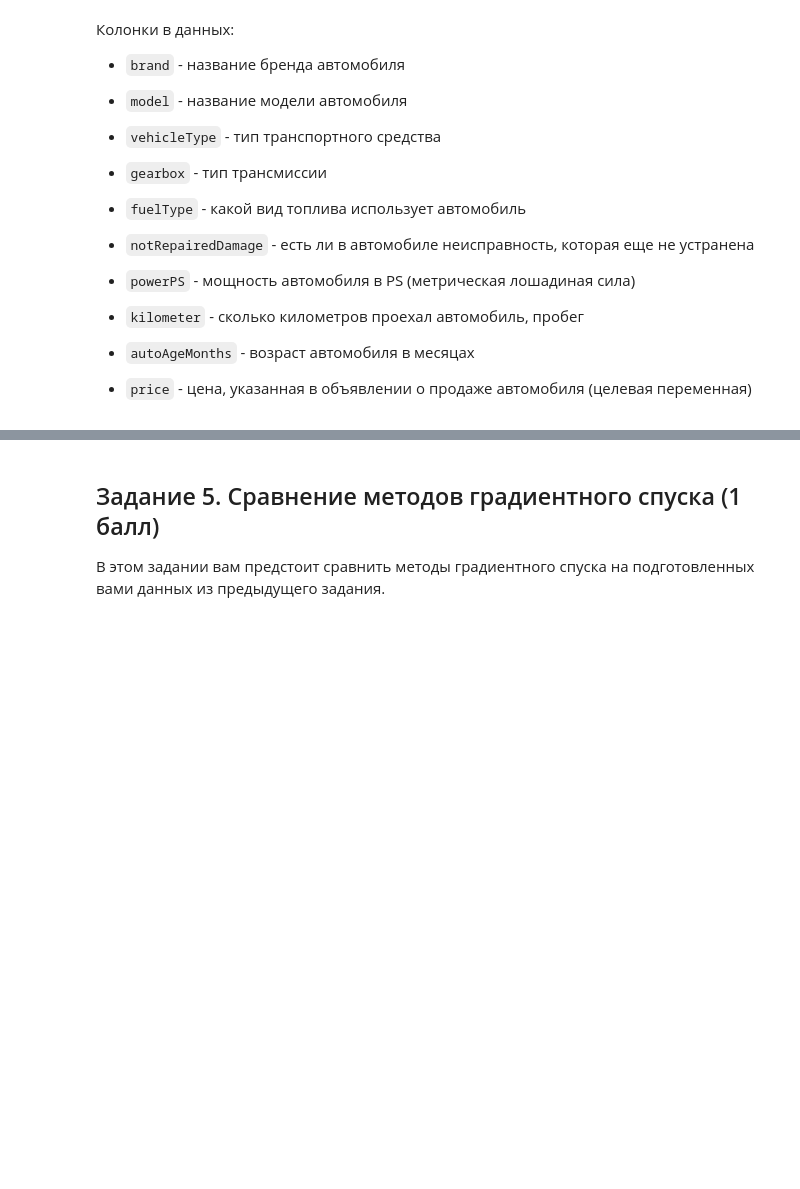
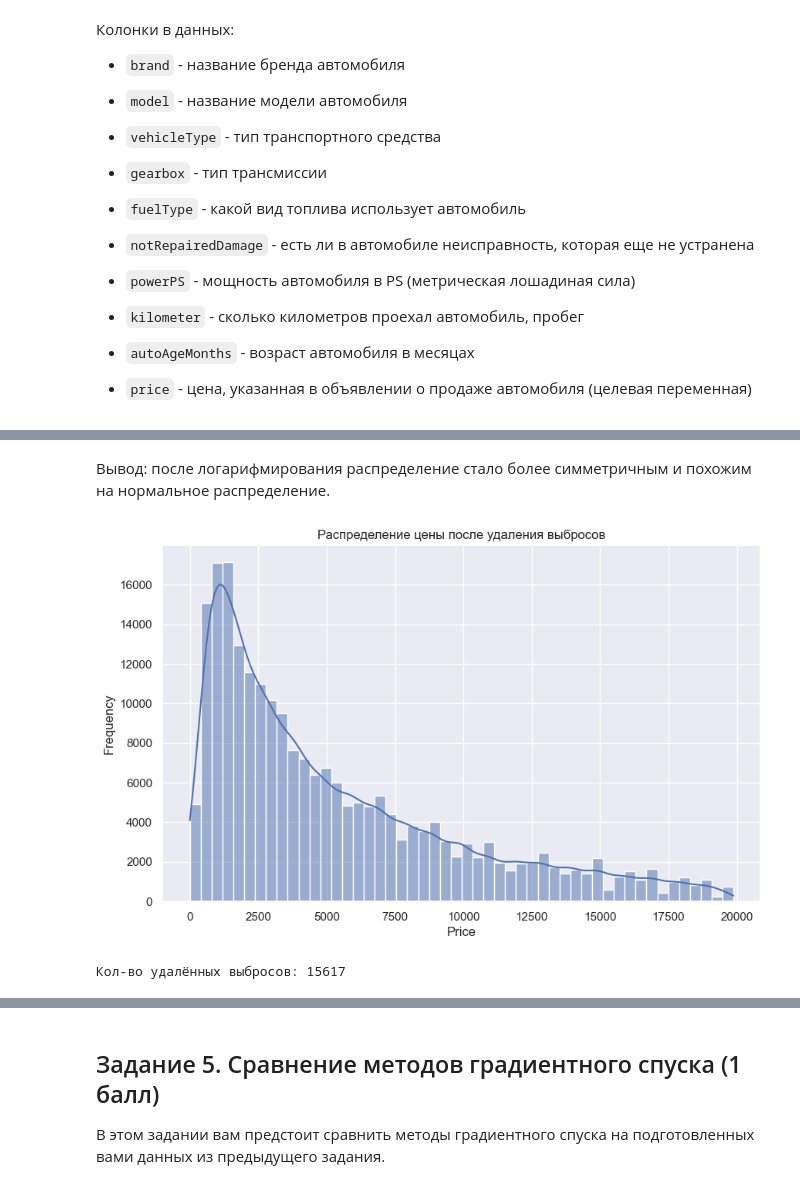
Before and after one commit to Aleshka5/LinReg_homework, a Jupyter notebook: ML MAI & SBER. GD. LAB 4.ipynb, the cells around one changed output, grey strips where cells are left out. Cells and saved outputs as stored; diff of their text form; code cells hidden in the pictures; blank space fills up the shorter version.

```diff
--- a/ML MAI & SBER. GD. LAB 4.ipynb
+++ b/ML MAI & SBER. GD. LAB 4.ipynb
@@ -358,0 +388,30 @@ other = []
+# %% [markdown]
+Вывод: после логарифмирования распределение стало более симметричным и похожим на нормальное распределение.
+# %%
+# 2. Удаление выбросов
+# Вычисление межквартильного размаха (IQR)
+Q1 = df_log['price'].quantile(0.25)
+Q3 = df_log['price'].quantile(0.75)
+IQR = Q3 - Q1
+
+# Границы для выбросов
+lower_bound = Q1 - 1.5 * IQR
+upper_bound = Q3 + 1.5 * IQR
+
+# Фильтрация выбросов
+df_filtered = df_log[(df_log['price'] >= lower_bound) & (df_log['price'] <= upper_bound)]
+
+# Визуализация после удаления выбросов
+plt.figure(figsize=(10, 6))
+sns.histplot(df_filtered['price'], bins=50, kde=True)
+plt.title('Распределение цены после удаления выбросов')
+plt.xlabel('Price')
+plt.ylabel('Frequency')
+plt.show()
+
+# Кол-во удалённых выбросов
+removed_outliers = len(df_log) - len(df_filtered)
+print(f"Кол-во удалённых выбросов: {removed_outliers}")
+# %% [output]
+[figure, added]
+Кол-во удалённых выбросов: 15617
```
Also changed, not shown: parts of 22 cells of this notebook, 4 other files.
